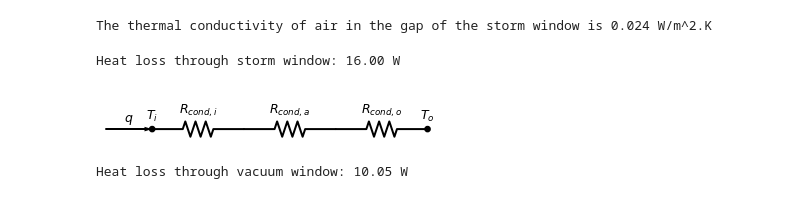
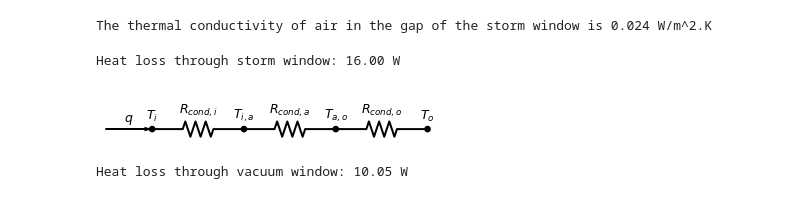
Before and after one commit to avery-cc/Heat-Transfer, a Jupyter notebook: ME144-HW2-2022-student.ipynb, the cells around one changed output. Saved outputs shown, nothing was run; the diff lists cells and outputs as text; code cells hidden in the pictures.

```diff
--- a/ME144-HW2-2022-student.ipynb
+++ b/ME144-HW2-2022-student.ipynb
@@ -489,21 +493,23 @@ Heat loss through storm window: 16.00 W
 # %%
 t_gap_vacuum = 0.005#m
 k_vacuum = 0.003 #W/m.K (from graph)
 Rdouble = []
 Rdouble.append(res.Resistance(name="$R_{cond,i}$", units="W"))
 Rdouble.append(res.Resistance(name="$R_{cond,a}$", units="W"))
 Rdouble.append(res.Resistance(name="$R_{cond,o}$", units="W"))
 
 d=schem.Drawing()
 d.add(e.ARROW, d='right', label="$q$", l=1.5)
 d.add(e.DOT, label="$T_i$")
 d.add(e.RES, label=Rdouble[0].name)
+d.add(e.DOT, label="$T_{i,a}$")
 d.add(e.RES, label=Rdouble[1].name)
+d.add(e.DOT, label="$T_{a,o}$")
 d.add(e.RES, label=Rdouble[2].name)
 d.add(e.DOT, label="$T_o$")
 d.draw()
 # %% [output]
-[figure, old version]
+[figure, new version]
 # %%
 R[0].cond_plane(k_glass, t_glass, A)
 R[1].cond_plane(k_vacuum, t_gap_vacuum, A)
```
Also changed, not shown: parts of 7 cells of this notebook.
